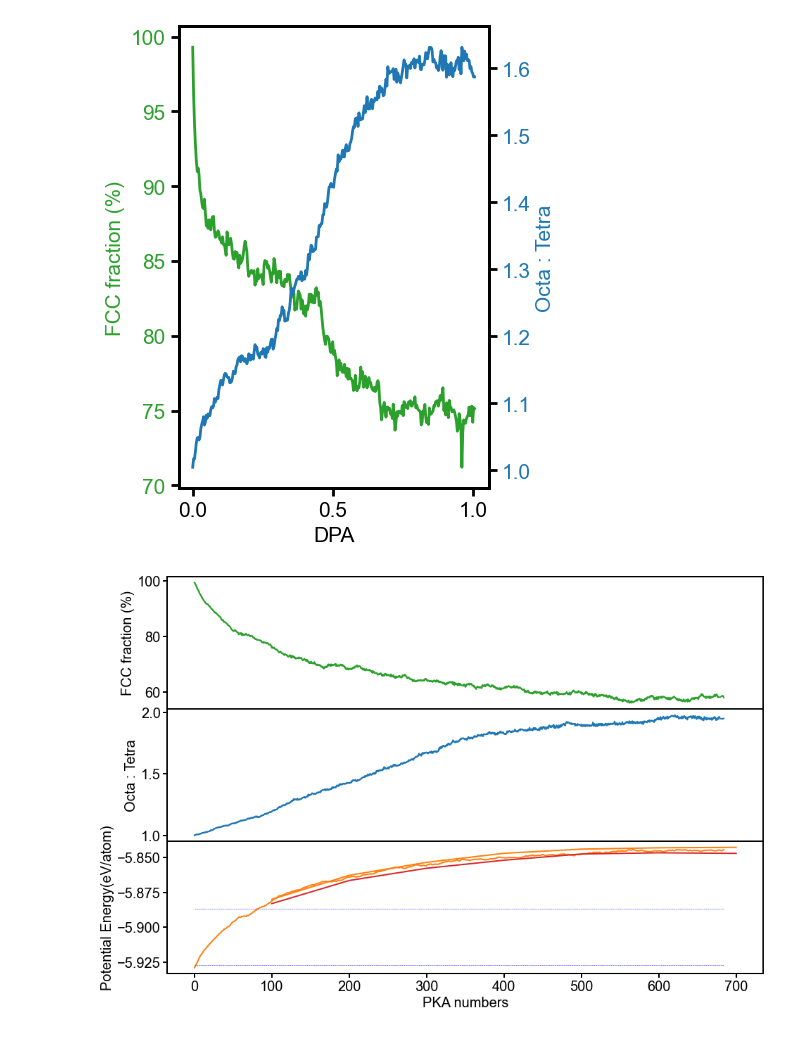
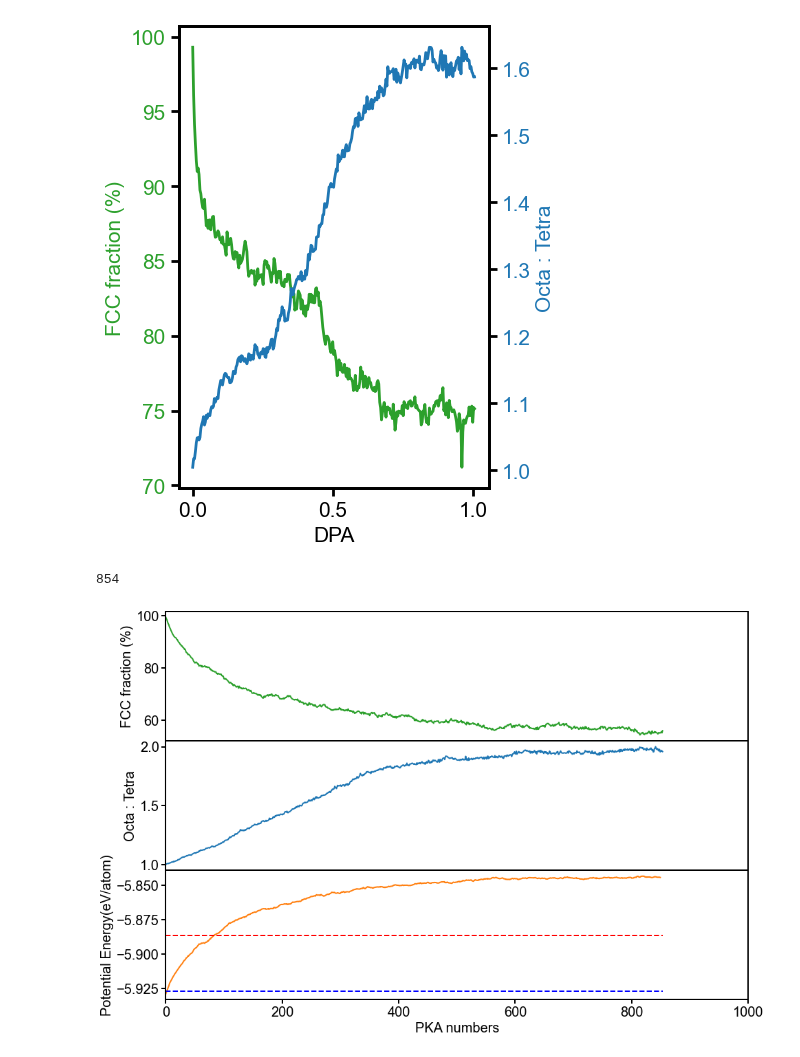
Before and after one commit to HE-RU10/ga2o3, a Jupyter notebook: Overlapping_anneal_msd.ipynb, the cells around one changed output. Cells and saved outputs as stored; diff of their text form; code cells hidden in the pictures.

```diff
--- a/Overlapping_anneal_msd.ipynb
+++ b/Overlapping_anneal_msd.ipynb
@@ -792,16 +792,6 @@ fig, axs =plt.subplots(3, 1,figsize=(12,8),sharex=True)
 
 plt.subplots_adjust(left=0.01, right=0.99, bottom=0.01, top=0.99, wspace=0, hspace=0)
 path='/home/heruhe/Desktop/Ga2o3/cascade/5type_overlapping/cascade_npt/small1500ev_npt_1/oct_tetra/'
-fn=path+'t_o_fcc_npt'
-df=pd.read_csv(fn,sep=' ')
-df = df.drop(df.columns[-1], axis=1)
-
-df.columns=['tetra','oct','fcc']
-
-df['o_t']=df['oct']/df['tetra']
-df['fcc']=df['fcc']/81920/0.6*100
-axs[0].plot(df['fcc'],linewidth=2,color='C2')
-axs[1].plot(df['o_t'],linewidth=2,color='C0')
 fn=path+'t_o_fcc_0'
 df=pd.read_csv(fn,sep=' ')
 df = df.drop(df.columns[-1], axis=1)
@@ -811,47 +801,37 @@ df.columns=['tetra','oct','fcc']
 df['o_t']=df['oct']/df['tetra']
 df['fcc']=df['fcc']/81920/0.6*100
 
 #plt.plot(df['DPA'],df['o_t'])
 axs[0].plot(df['fcc'],linewidth=2,color='C2')
 axs[1].plot(df['o_t'],linewidth=2,color='C0')
 
 path2='/home/heruhe/Desktop/Ga2o3/cascade/5type_overlapping/cascade_npt/small1500ev_npt_1/npt_log/'
 pe=[]
-for i in range(1,len(df['o_t'])+1):
+print(len(df['o_t']))
+for i in range(1,len(df['o_t'])-3):
     fn2=path2+'lammps-npt_2ps{}.log'.format(i)
     log = lammps_logfile.File(fn2)
     pe.append(log.get("v_ape")[-1])
 
 
 axs[2].plot(pe,linewidth=2,color='C1')
-path2='/home/heruhe/Desktop/Ga2o3/cascade/5type_overlapping/cascade_npt/small1500ev_npt_100/npt_log/'
-pe=[]
-pe_npt=[]
-pka=[i for i in range(100,701,100)]
-for i in pka:
-    fn2=path2+'lammps-npt_2ps{}.log'.format(i)
-    log = lammps_logfile.File(fn2)
-    pe.append(log.get("v_ape")[0])
-    pe_npt.append(log.get("v_ape")[-1])
 
-
-axs[2].plot(pka,pe,linewidth=2,color='C1')
-axs[2].plot(pka,pe_npt,linewidth=2,color='C3')
 beta=[-485546.0543 /81920 for i in range(len(df['o_t']))]
 
 gamma=[-1220670.514 /207360 for i in range(len(df['o_t']))]
-axs[2].plot(gamma,'--',linewidth=0.5,color='blue')
-axs[2].plot(beta,'--',linewidth=0.5,color='blue')
+axs[2].plot(gamma,'--',linewidth=2,color='red')
+axs[2].plot(beta,'--',linewidth=2,color='blue')
 axs[2].set_xlabel('PKA numbers',fontsize=20)
 axs[1].set_ylabel('Octa : Tetra',fontsize=20)
 axs[0].set_ylabel('FCC fraction (%)',fontsize=20)
 axs[2].set_ylabel('Potential Energy(eV/atom)',fontsize=20)
 axs[1].grid(False)
 # Set the desired x-axis limits
-
+axs[2].set_xlim([0,1000])
 axs[0].tick_params( width=2,length=6,labelsize=20)
 axs[1].tick_params( width=2,length=6,labelsize=20)
 axs[2].tick_params( width=2,length=6,labelsize=20)
 #plt.savefig('/Users/ruhe/Desktop/overlapping3-3', format='svg')
 # %% [output]
+854
-[figure, old version]
+[figure, new version]
```
Also changed, not shown: parts of 3 cells of this notebook, 3 other files.
